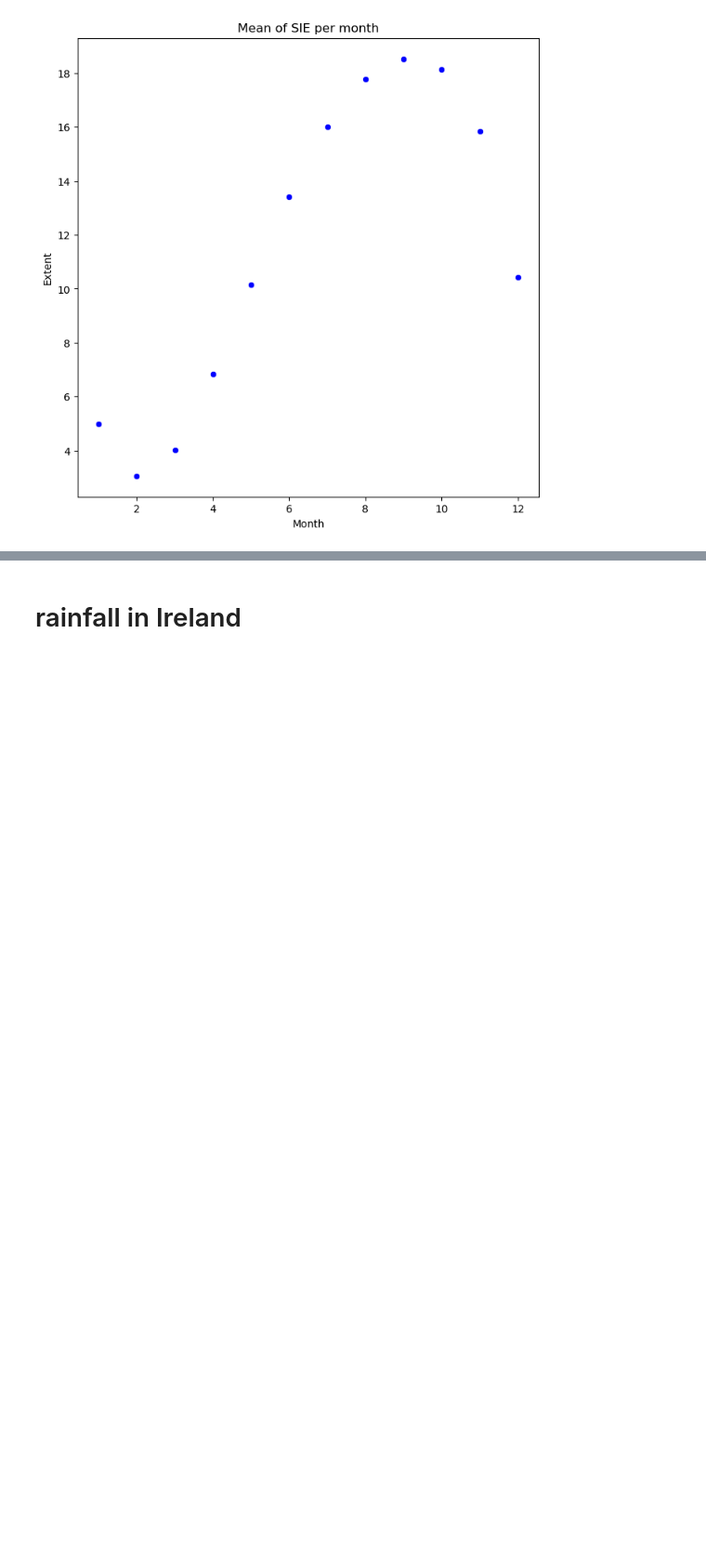
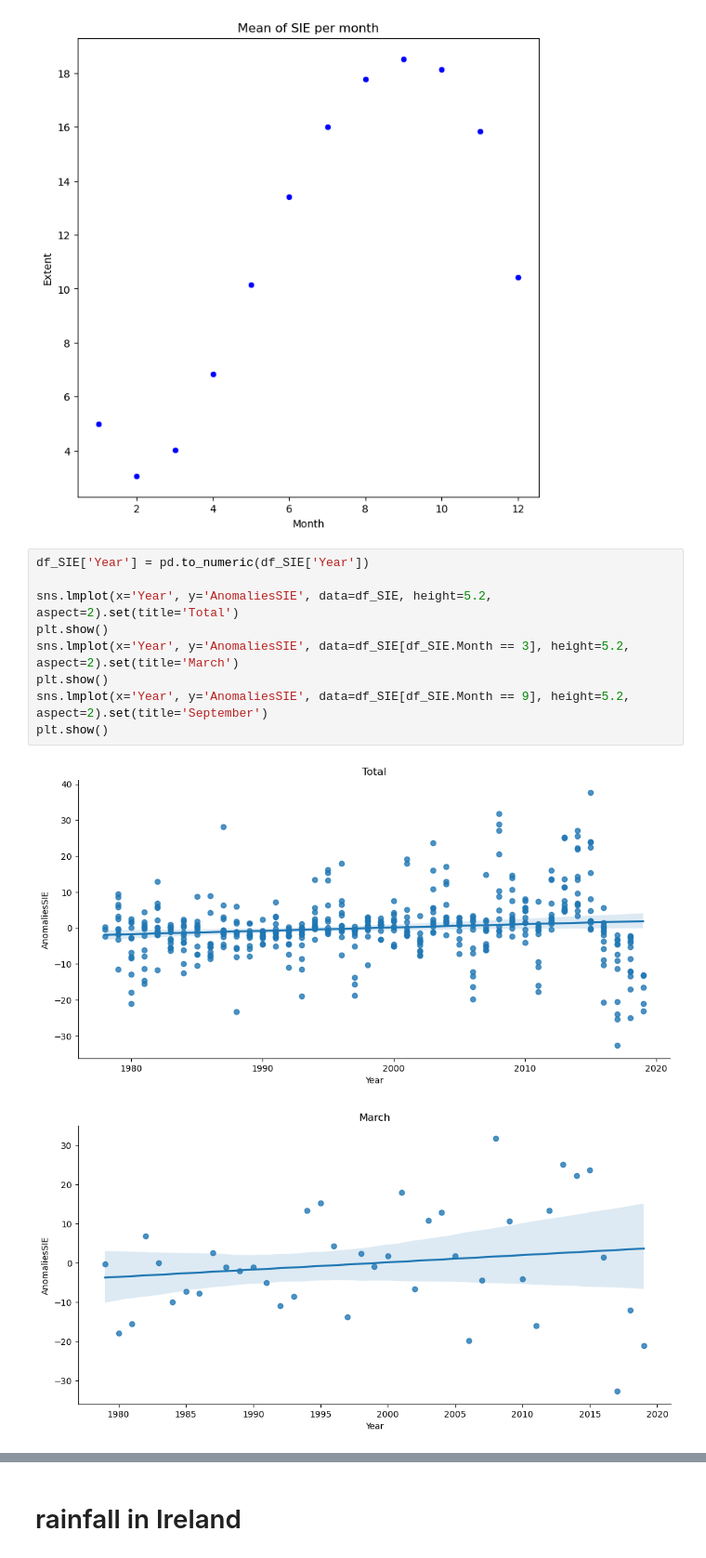
Before and after one commit to keithmmc/pda2, a Jupyter notebook: project2.ipynb, the cells around one changed output, grey strips where cells are left out. Shown at 93% size. Cells and saved outputs as stored; diff of their text form; blank space fills up the shorter version.

Commit message:
Update project2.ipynb
Adding graphs for Polar ice and some cell up of cells

```diff
--- a/project2.ipynb
+++ b/project2.ipynb
@@ -139,3 +139,15 @@ sns.scatterplot(x='Month', y='Extent', data=df_mean_years,  color='blue', sizes=
 plt.show()
 # %% [output]
 [figure]
+# %%
+df_SIE['Year'] = pd.to_numeric(df_SIE['Year'])
+
+sns.lmplot(x='Year', y='AnomaliesSIE', data=df_SIE, height=5.2, aspect=2).set(title='Total')
+plt.show()
+sns.lmplot(x='Year', y='AnomaliesSIE', data=df_SIE[df_SIE.Month == 3], height=5.2, aspect=2).set(title='March')
+plt.show()
+sns.lmplot(x='Year', y='AnomaliesSIE', data=df_SIE[df_SIE.Month == 9], height=5.2, aspect=2).set(title='September')
+plt.show()
+# %% [output]
+[figure, added]
+[figure, added]
```
Also changed, not shown: parts of 8 cells of this notebook.
